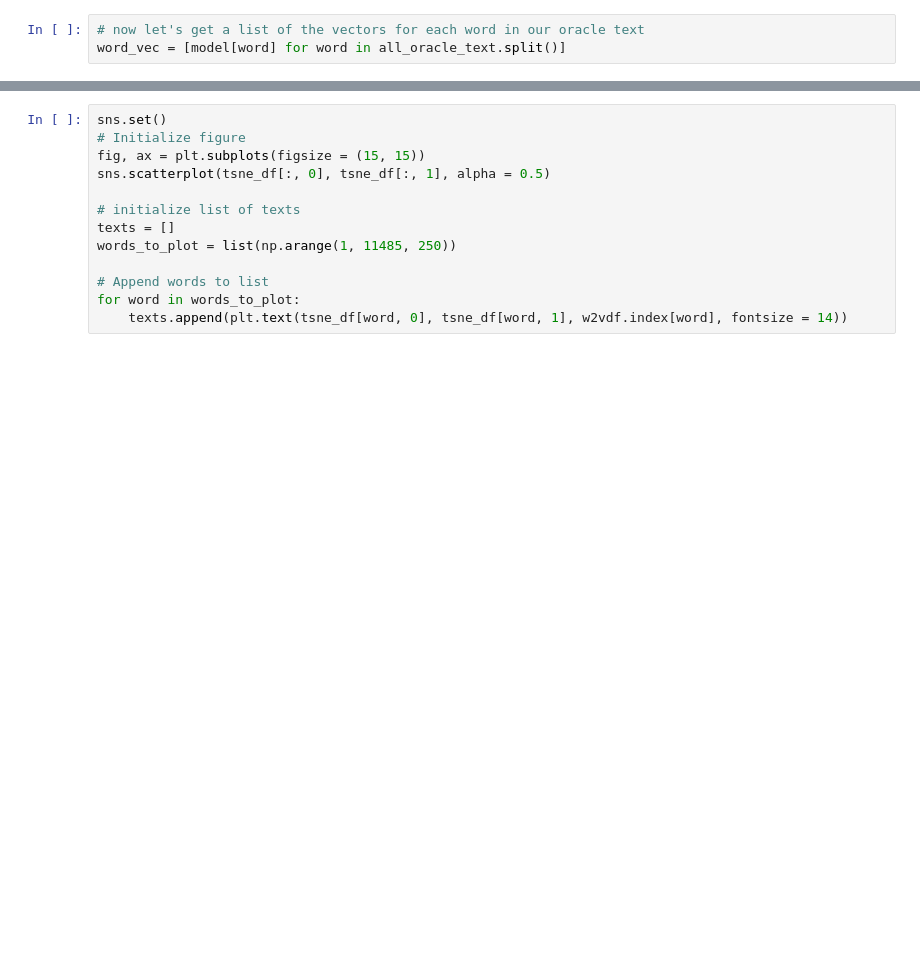
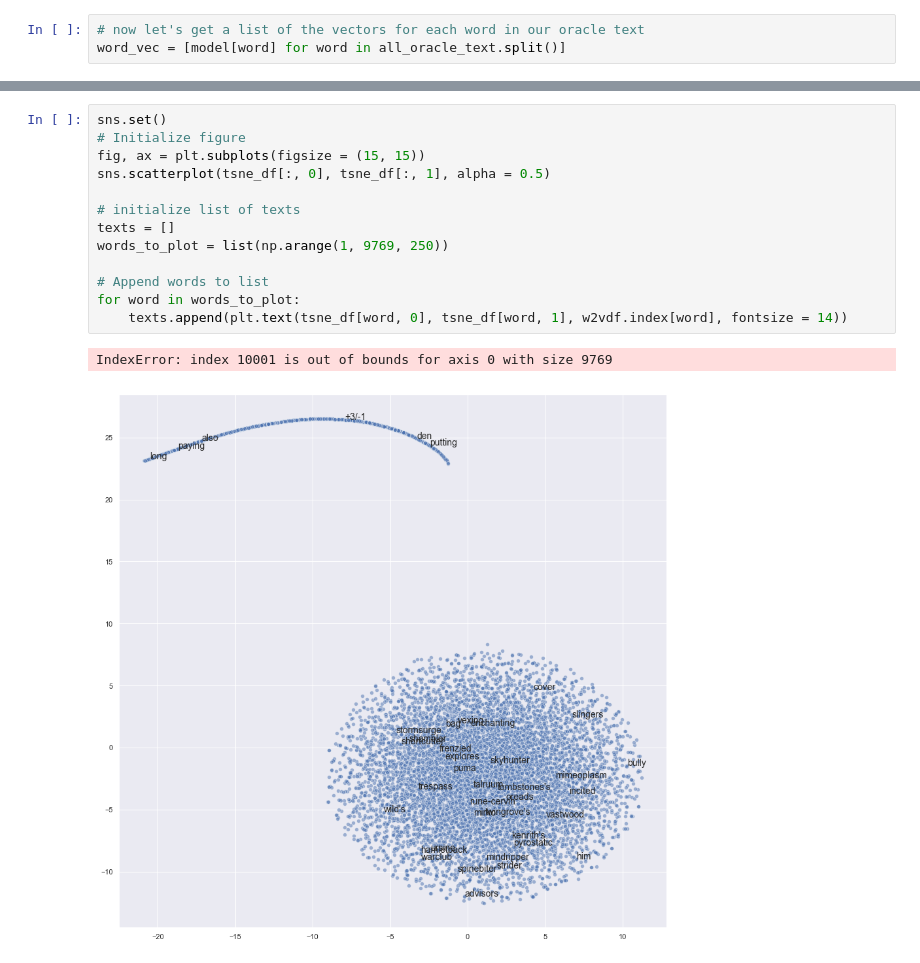
Before and after one commit to CreightonAshton/MTG_Recommender, a Jupyter notebook: Code/02 - EDA.ipynb, the cells around one changed output, grey strips where cells are left out. Cells and saved outputs as stored; diff of their text form; blank space fills up the shorter version.

```diff
--- a/Code/02 - EDA.ipynb
+++ b/Code/02 - EDA.ipynb
@@ -176,13 +197,16 @@ print((time.time() - t0)/60)
 # %%
 sns.set()
 # Initialize figure
 fig, ax = plt.subplots(figsize = (15, 15))
 sns.scatterplot(tsne_df[:, 0], tsne_df[:, 1], alpha = 0.5)
 
 # initialize list of texts
 texts = []
-words_to_plot = list(np.arange(1, 11485, 250))
+words_to_plot = list(np.arange(1, 9769, 250))
 
 # Append words to list
 for word in words_to_plot:
     texts.append(plt.text(tsne_df[word, 0], tsne_df[word, 1], w2vdf.index[word], fontsize = 14))
+# %% [output]
+IndexError: index 10001 is out of bounds for axis 0 with size 9769
+[figure, added]
```
Also changed, not shown: parts of 14 cells of this notebook, 2 other files.
